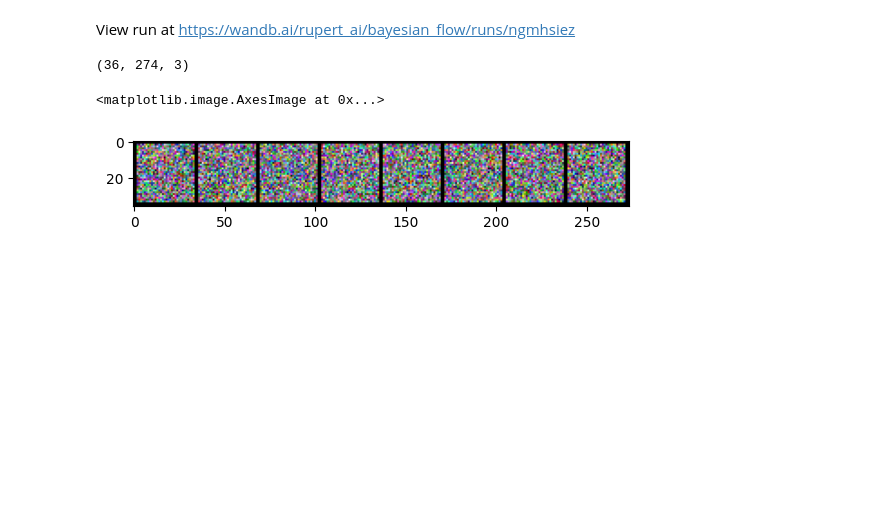
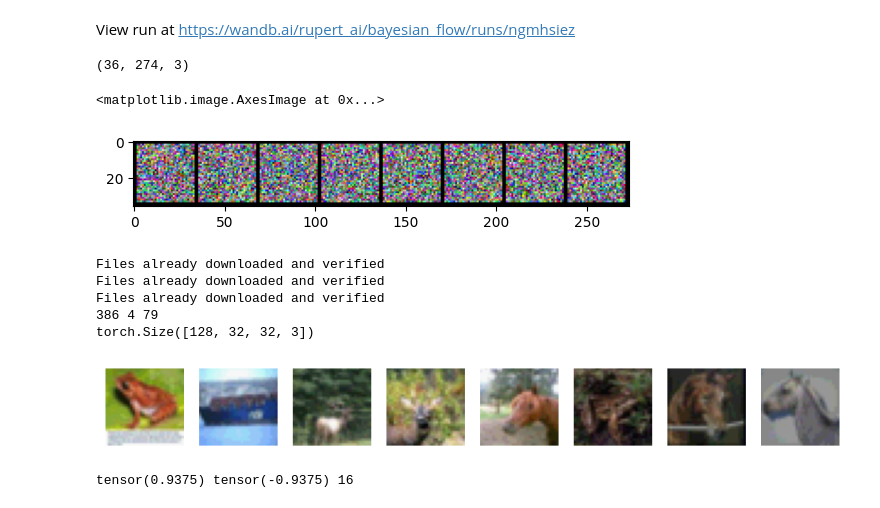
Before and after one commit to rupertmenneer/bayesian_flow, a Jupyter notebook: discretised/cifar_10.ipynb, the cells around one changed output. Drawn from its saved outputs; the diff is of its cells as text; code cells hidden in the pictures; blank space fills up the shorter version.

Commit message:
training tweaks

```diff
--- a/discretised/cifar_10.ipynb
+++ b/discretised/cifar_10.ipynb
@@ -81,11 +81,19 @@ print(cdf_values_lower[0, 0, :])
 # %%
 from datasets.cifar_10 import get_cifar10_dataloaders
 k = 16
-train_dls, val_dls, test_dls = get_cifar10_dataloaders(batch_size=32, num_bins=k)
+train_dls, val_dls, test_dls = get_cifar10_dataloaders(batch_size=128, num_bins=k)
 print(len(train_dls), len(val_dls), len(test_dls))
 import torch
 from datasets.utils import plot_tensor_images
 train_batch = next(iter(train_dls))
 print(train_batch.shape)
 plot_tensor_images(train_batch)
 print(torch.max(train_batch), torch.min(train_batch), len(torch.unique(train_batch)))
+# %% [output]
+Files already downloaded and verified
+Files already downloaded and verified
+Files already downloaded and verified
+386 4 79
+torch.Size([128, 32, 32, 3])
+[figure, added]
+tensor(0.9375) tensor(-0.9375) 16
```
Also changed, not shown: 2 other files.
